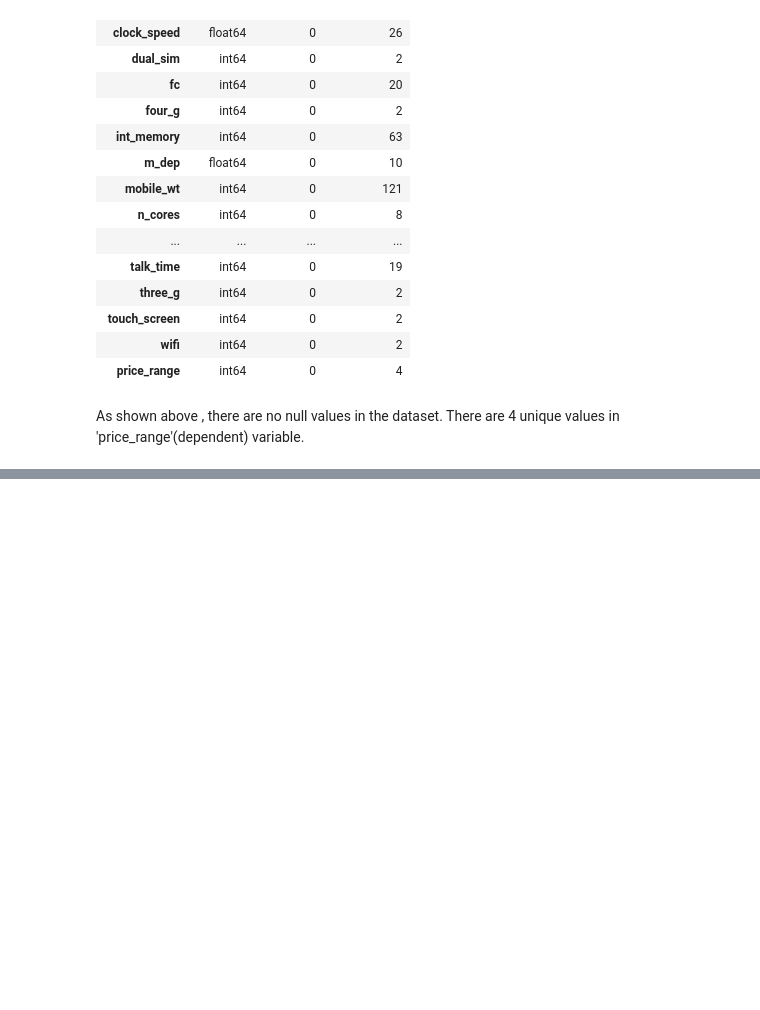
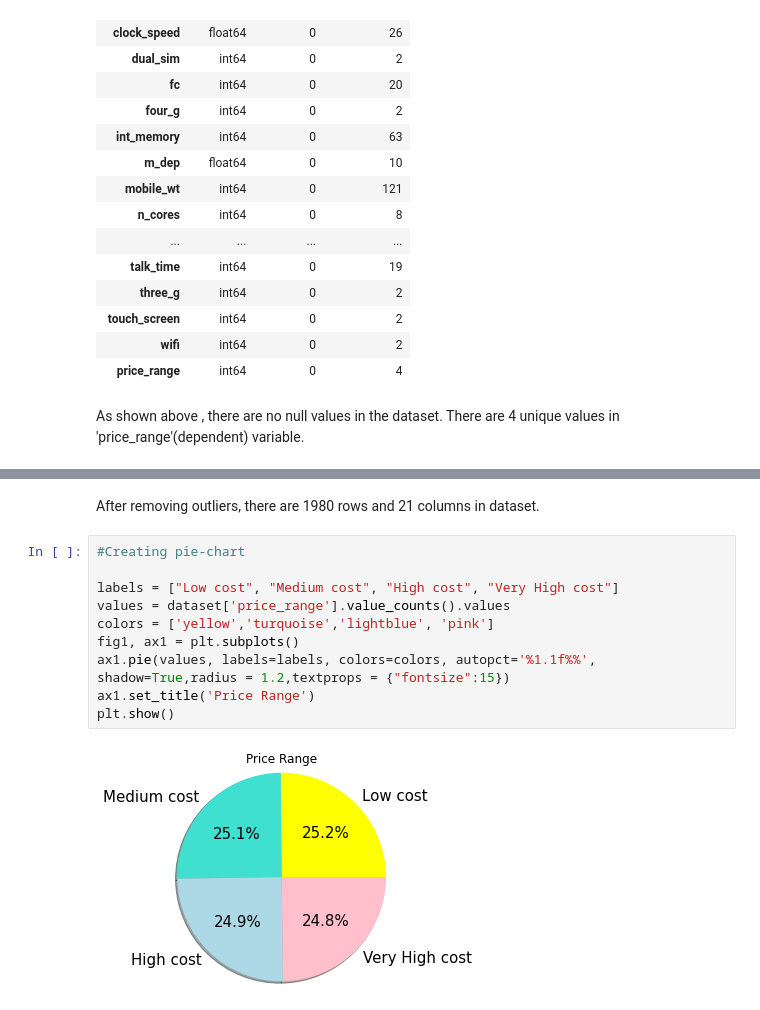
Before and after one commit to meetdelvadiya/Mobile-Price-Range-Prediction, a Jupyter notebook: Mobile_Price_Range_Prediction_Meet_Delvadiya.ipynb, the cells around one changed output, grey strips where cells are left out. Saved outputs shown, nothing was run; the diff lists cells and outputs as text; blank space fills up the shorter version.

```diff
--- a/Mobile_Price_Range_Prediction_Meet_Delvadiya.ipynb
+++ b/Mobile_Price_Range_Prediction_Meet_Delvadiya.ipynb
@@ -177,0 +220,14 @@ dataset.describe()
+# %% [markdown]
+After removing outliers, there are 1980 rows and 21 columns in dataset.
+# %%
+#Creating pie-chart
+
+labels = ["Low cost", "Medium cost", "High cost", "Very High cost"]
+values = dataset['price_range'].value_counts().values
+colors = ['yellow','turquoise','lightblue', 'pink']
+fig1, ax1 = plt.subplots()
+ax1.pie(values, labels=labels, colors=colors, autopct='%1.1f%%', shadow=True,radius = 1.2,textprops = {"fontsize":15})
+ax1.set_title('Price Range')
+plt.show()
+# %% [output]
+[figure, added]
```
Also changed, not shown: parts of 15 cells of this notebook.
